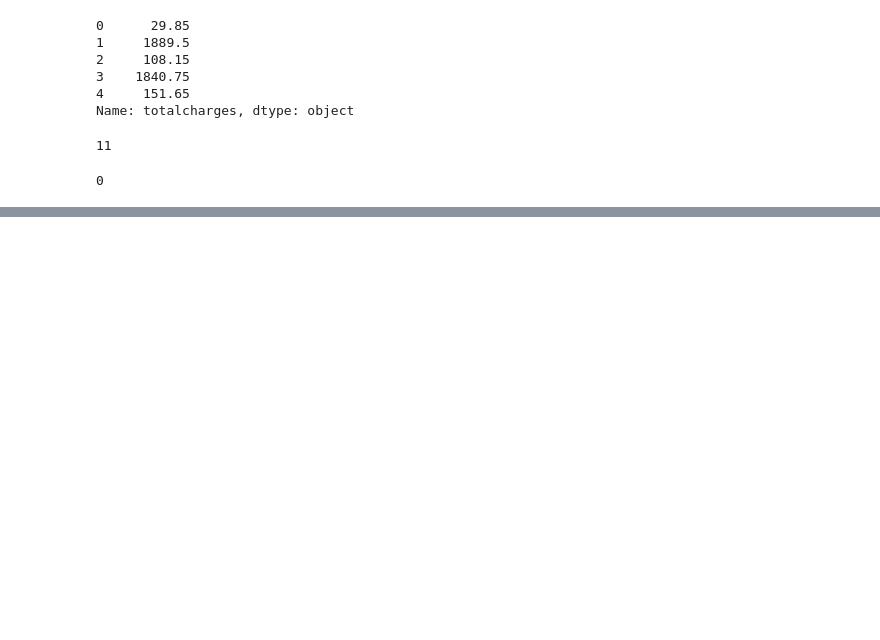
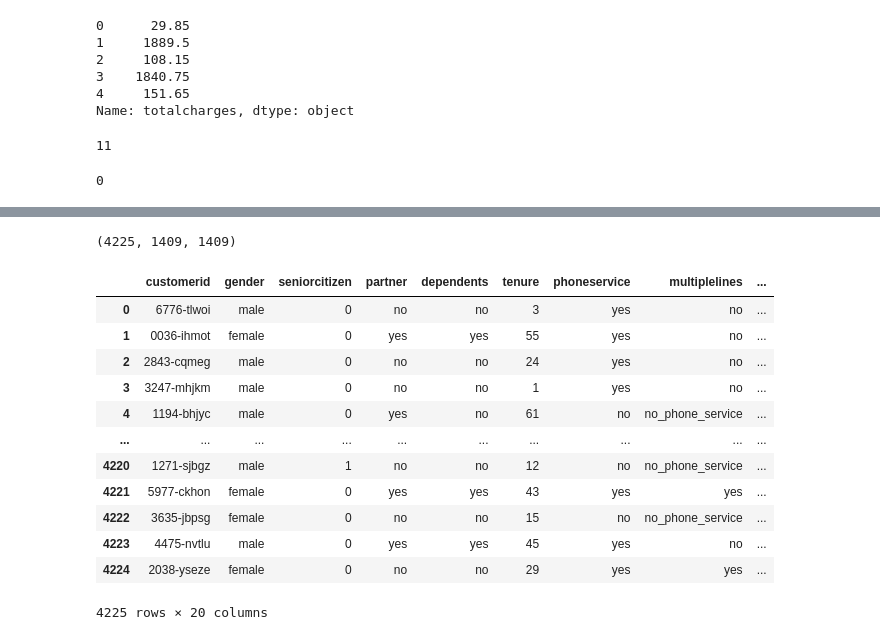
Before and after one commit to a-kravets/Data-Analytics-Projects, a Jupyter notebook: Churn Prediction/churn-prediction.ipynb, the cells around one changed output, grey strips where cells are left out. Saved outputs shown, nothing was run; the diff lists cells and outputs as text; code cells hidden in the pictures; blank space fills up the shorter version.

Commit message:
adding validation framework & eda

```diff
--- a/Churn Prediction/churn-prediction.ipynb
+++ b/Churn Prediction/churn-prediction.ipynb
@@ -178,0 +186,20 @@ df.totalcharges.isnull().sum()
+# %%
+# because sci-kit splits dataset into 2 parts, we'll divide train dataset into training & validation
+
+# splitting into train and test
+df_full_train, df_test = train_test_split(df, test_size=0.2, random_state=42)
+
+# splitting train into train & validation
+df_train, df_val = train_test_split(df_full_train, test_size=0.25, random_state=42)
+# %%
+# checking datasets lenght
+
+len(df_train), len(df_val), len(df_test)
+# %% [output]
+(4225, 1409, 1409)
+# %%
+# resetting the index
+
+df_train = df_train.reset_index(drop=True)
+df_val = df_val.reset_index(drop=True)
+df_test = df_test.reset_index(drop=True)
@@ -178,0 +218,18 @@ df.totalcharges.isnull().sum()
+# %%
+# checking
+
+df_train
+# %% [output]
+|  | customerid | gender | seniorcitizen | partner | dependents | tenure | phoneservice | multiplelines | ... |
+| 0 | 6776-tlwoi | male | 0 | no | no | 3 | yes | no | ... |
+| 1 | 0036-ihmot | female | 0 | yes | yes | 55 | yes | no | ... |
+| 2 | 2843-cqmeg | male | 0 | no | no | 24 | yes | no | ... |
+| 3 | 3247-mhjkm | male | 0 | no | no | 1 | yes | no | ... |
+| 4 | 1194-bhjyc | male | 0 | yes | no | 61 | no | no_phone_service | ... |
+| ... | ... | ... | ... | ... | ... | ... | ... | ... | ... |
+| 4220 | 1271-sjbgz | male | 1 | no | no | 12 | no | no_phone_service | ... |
+| 4221 | 5977-ckhon | female | 0 | yes | yes | 43 | yes | yes | ... |
+| 4222 | 3635-jbpsg | female | 0 | no | no | 15 | no | no_phone_service | ... |
+| 4223 | 4475-nvtlu | male | 0 | yes | yes | 45 | yes | no | ... |
+| 4224 | 2038-yseze | female | 0 | no | no | 29 | yes | yes | ... |
+4225 rows × 20 columns
```
Also changed, not shown: parts of 14 cells of this notebook.
